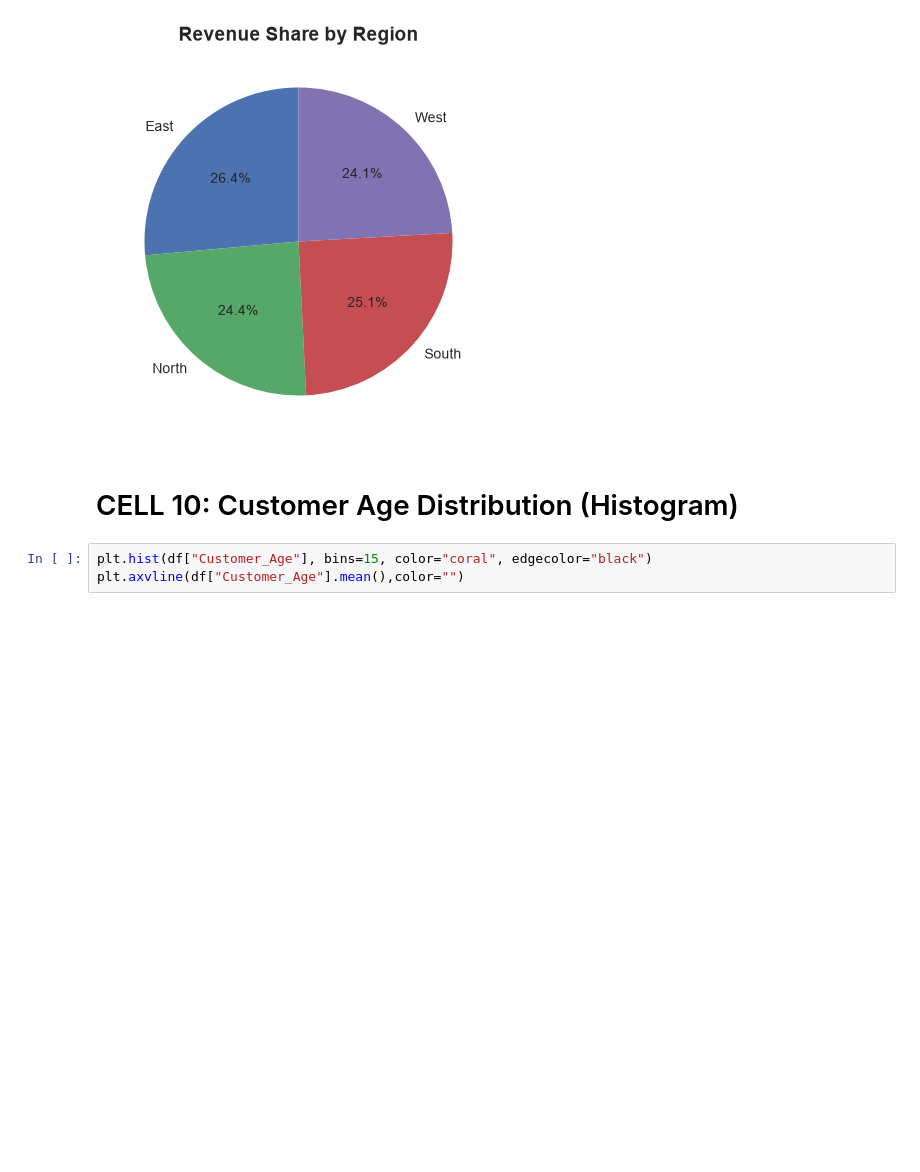
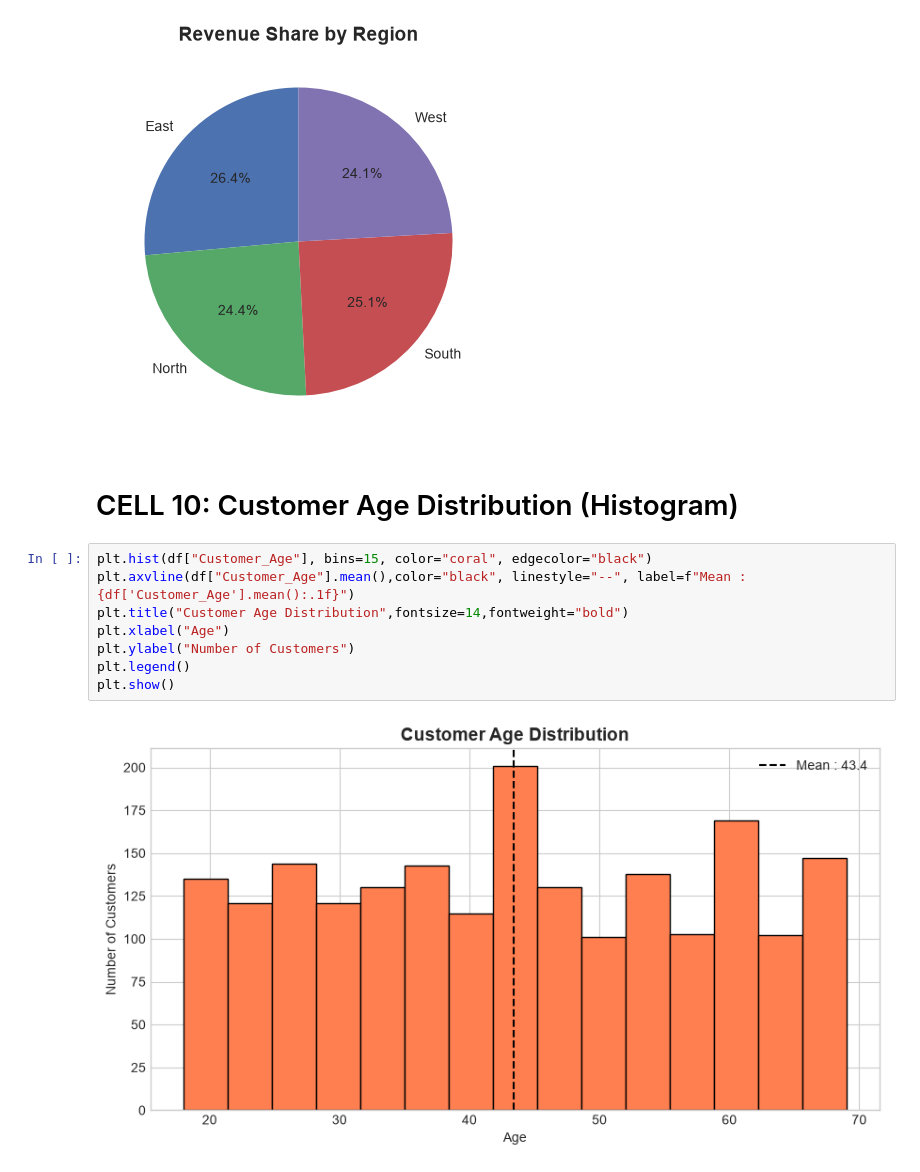
Before and after one commit to ArsalJan34/python-data-roadmap, a Jupyter notebook: Data Science Projects/Retail Sales Analysis & Visualization/SalesAnalysis.ipynb, the cells around one changed output. Saved outputs shown, nothing was run; the diff lists cells and outputs as text; blank space fills up the shorter version.

```diff
--- a/Data Science Projects/Retail Sales Analysis & Visualization/SalesAnalysis.ipynb
+++ b/Data Science Projects/Retail Sales Analysis & Visualization/SalesAnalysis.ipynb
@@ -162,4 +162,11 @@ plt.show()
 # CELL 10: Customer Age Distribution (Histogram)
 # %%
 plt.hist(df["Customer_Age"], bins=15, color="coral", edgecolor="black")
-plt.axvline(df["Customer_Age"].mean(),color="")
+plt.axvline(df["Customer_Age"].mean(),color="black", linestyle="--", label=f"Mean : {df['Customer_Age'].mean():.1f}")
+plt.title("Customer Age Distribution",fontsize=14,fontweight="bold")
+plt.xlabel("Age")
+plt.ylabel("Number of Customers")
+plt.legend()
+plt.show()
+# %% [output]
+[figure, added]
```
Also changed, not shown: parts of 8 cells of this notebook, 3 other files.
